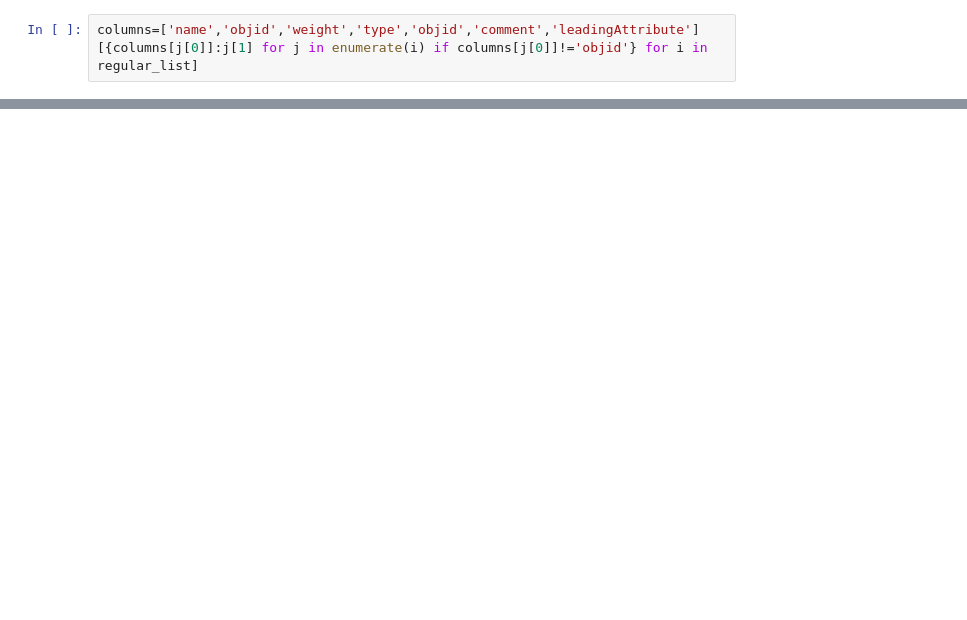
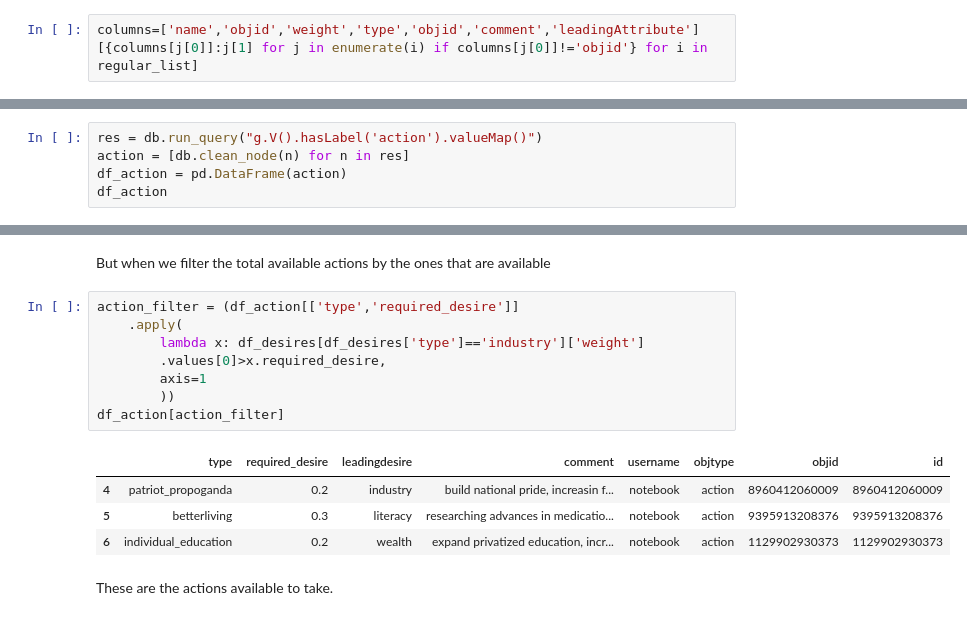
Before and after one commit to BillmanH/exoplanets, a Jupyter notebook: notebooks/People/People Making Choices.ipynb, the cells around one changed output, grey strips where cells are left out. Saved outputs shown, nothing was run; the diff lists cells and outputs as text; blank space fills up the shorter version.

```diff
--- a/notebooks/People/People Making Choices.ipynb
+++ b/notebooks/People/People Making Choices.ipynb
@@ -202,0 +238,5 @@ pd.DataFrame.from_records(actions)
+# %%
+res = db.run_query("g.V().hasLabel('action').valueMap()")
+action = [db.clean_node(n) for n in res]
+df_action = pd.DataFrame(action)
+df_action
@@ -202,0 +253,17 @@ pd.DataFrame.from_records(actions)
+# %% [markdown]
+But when we filter the total available actions by the ones that are available
+# %%
+action_filter = (df_action[['type','required_desire']]
+    .apply(
+        lambda x: df_desires[df_desires['type']=='industry']['weight']
+        .values[0]>x.required_desire,
+        axis=1
+        ))
+df_action[action_filter]
+# %% [output]
+|  | type | required_desire | leadingdesire | comment | username | objtype | objid | id |
+| 4 | patriot_propoganda | 0.2 | industry | build national pride, increasin f... | notebook | action | 8960412060009 | 8960412060009 |
+| 5 | betterliving | 0.3 | literacy | researching advances in medicatio... | notebook | action | 9395913208376 | 9395913208376 |
+| 6 | individual_education | 0.2 | wealth | expand privatized education, incr... | notebook | action | 1129902930373 | 1129902930373 |
+# %% [markdown]
+These are the actions available to take.
```
Also changed, not shown: parts of 11 cells of this notebook, 3 other files.
